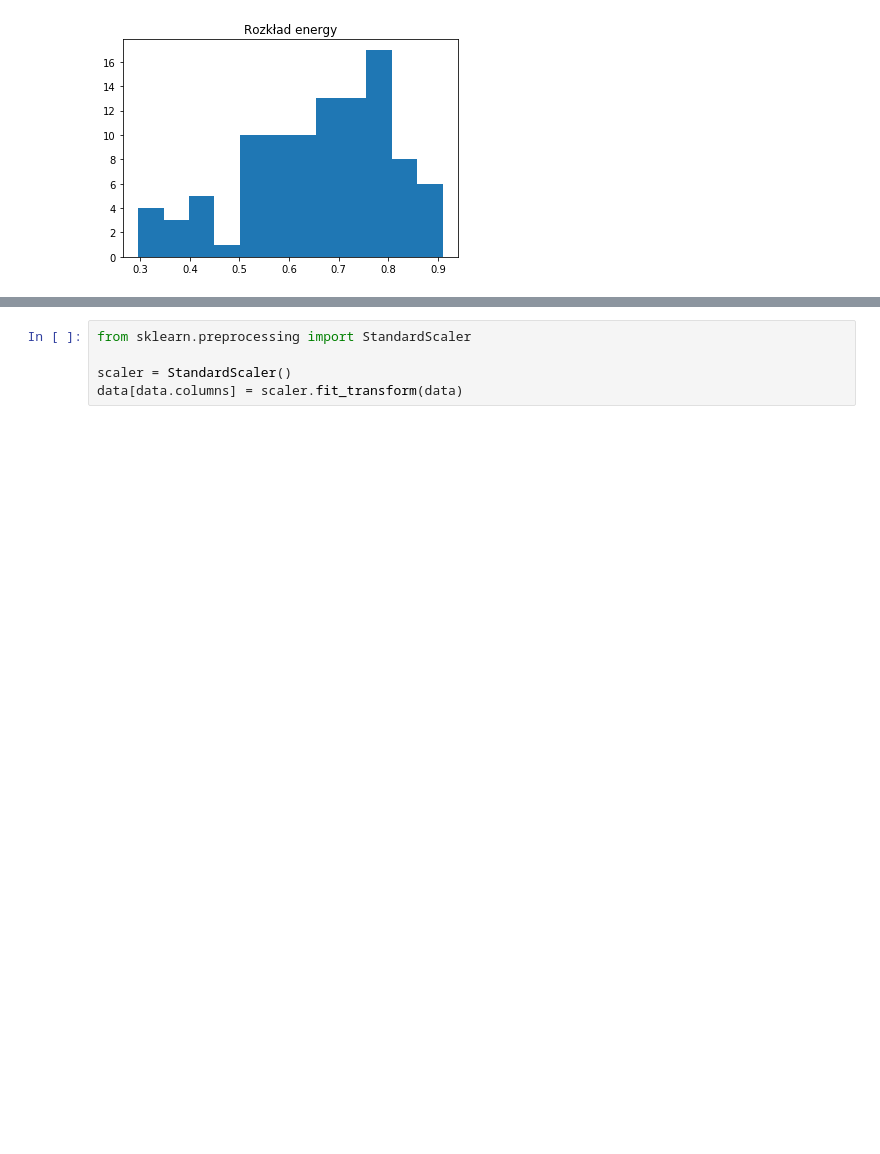
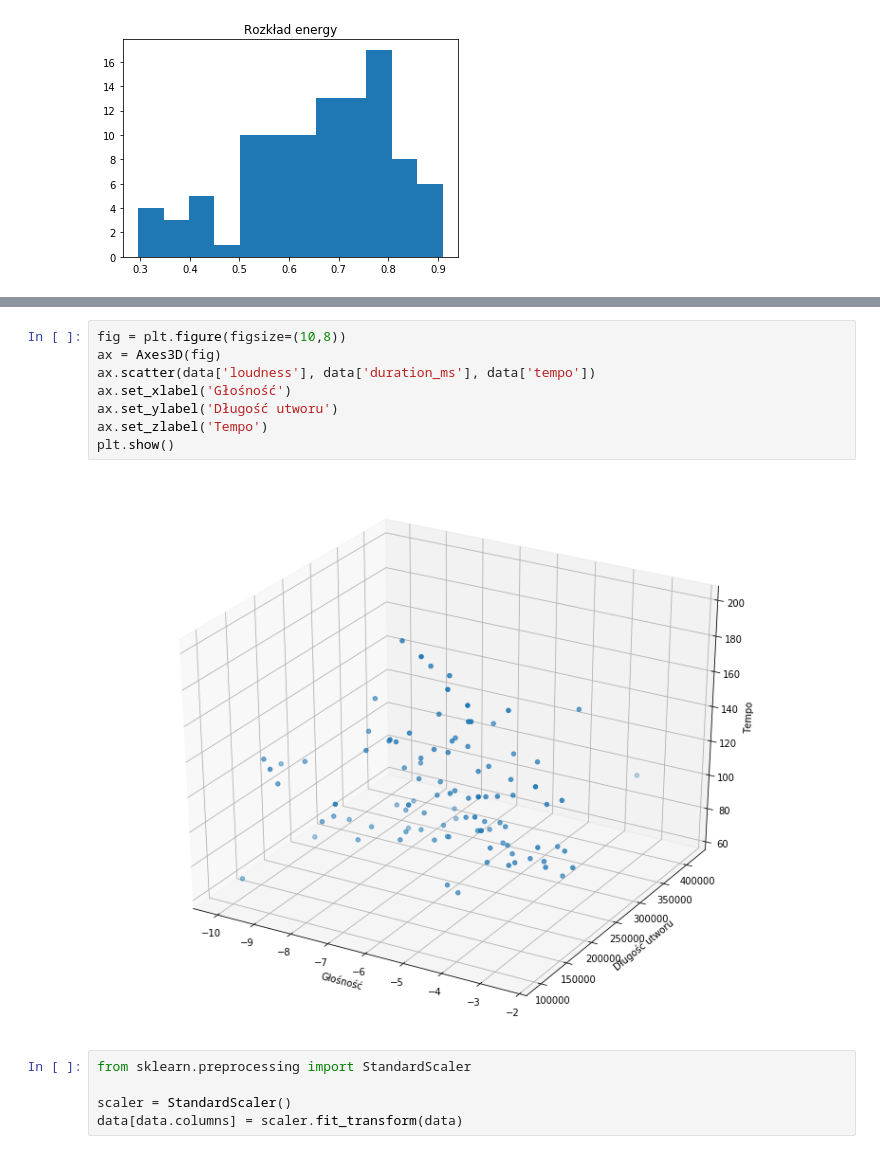
Before and after one commit to Julitt/Projekt-SAD, a Jupyter notebook: Projekt-spotify.ipynb, the cells around one changed output, grey strips where cells are left out. Saved outputs shown, nothing was run; the diff lists cells and outputs as text; blank space fills up the shorter version.

```diff
--- a/Projekt-spotify.ipynb
+++ b/Projekt-spotify.ipynb
@@ -46,3 +71,13 @@ plt.show()
+# %%
+fig = plt.figure(figsize=(10,8))
+ax = Axes3D(fig)
+ax.scatter(data['loudness'], data['duration_ms'], data['tempo'])
+ax.set_xlabel('Głośność')
+ax.set_ylabel('Długość utworu')
+ax.set_zlabel('Tempo')
+plt.show()
+# %% [output]
+[figure, added]
 # %%
 from sklearn.preprocessing import StandardScaler
 
```
Also changed, not shown: parts of 13 cells of this notebook.
